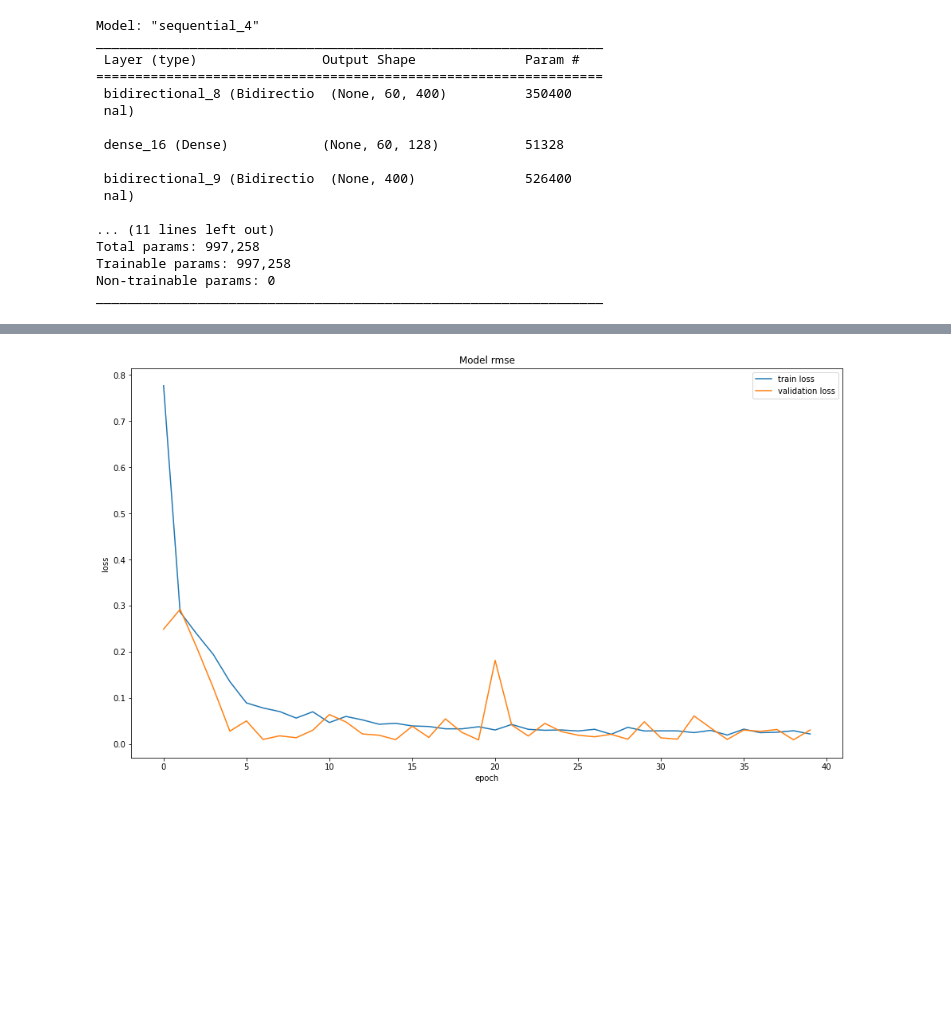
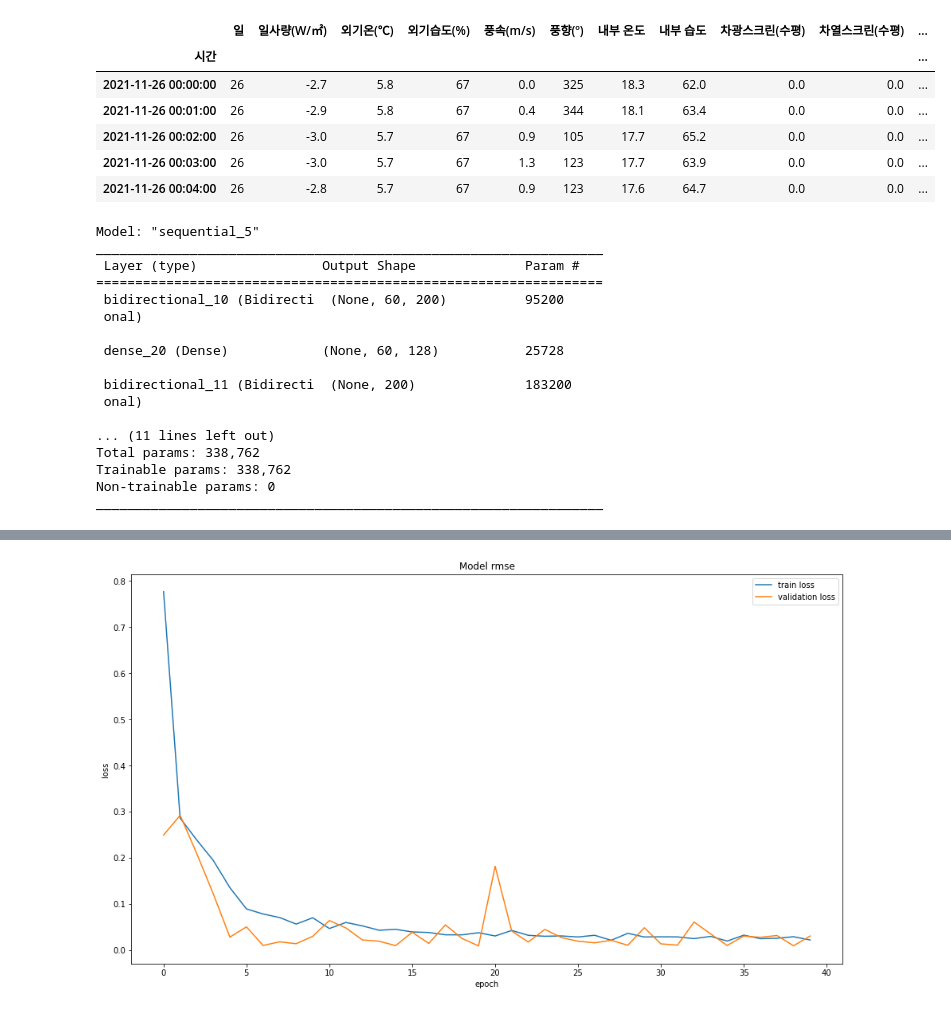
Before and after one commit to yxbxn/smart_farm, a Jupyter notebook: bidirectional_lstm_demo.ipynb, the cells around one changed output, grey strips where cells are left out. Drawn from its saved outputs; the diff is of its cells as text; code cells hidden in the pictures; blank space fills up the shorter version.

```diff
--- a/bidirectional_lstm_demo.ipynb
+++ b/bidirectional_lstm_demo.ipynb
@@ -69 +30,18 @@ train_x.head()
+# %%
+df0 = pd.read_csv('smart_farm_train_nonull.csv')
+
+test_idx = df0[df0['년월일'] < '2022-02-01'].shape[0]
+
+df0['열공급량(kWh)'] = df0['열공급량(kWh)'] * 1000
+df0.set_index('시간',inplace=True)
+df0.drop(columns=['년월일', '년도', '월', '시', '분'],inplace=True)
+df0.head()
+# %% [output]
+|  | 일 | 일사량(W/㎡) | 외기온(℃) | 외기습도(%) | 풍속(m/s) | 풍향(º) | 내부 온도 | 내부 습도 | 차광스크린(수평) | 차열스크린(수평) | ... |
+| 시간 |  |  |  |  |  |  |  |  |  |  | ... |
+| 2021-11-26 00:00:00 | 26 | -2.7 | 5.8 | 67 | 0.0 | 325 | 18.3 | 62.0 | 0.0 | 0.0 | ... |
+| 2021-11-26 00:01:00 | 26 | -2.9 | 5.8 | 67 | 0.4 | 344 | 18.1 | 63.4 | 0.0 | 0.0 | ... |
+| 2021-11-26 00:02:00 | 26 | -3.0 | 5.7 | 67 | 0.9 | 105 | 17.7 | 65.2 | 0.0 | 0.0 | ... |
+| 2021-11-26 00:03:00 | 26 | -3.0 | 5.7 | 67 | 1.3 | 123 | 17.7 | 63.9 | 0.0 | 0.0 | ... |
+| 2021-11-26 00:04:00 | 26 | -2.8 | 5.7 | 67 | 0.9 | 123 | 17.6 | 64.7 | 0.0 | 0.0 | ... |
 # %%
@@ -103,33 +67,33 @@ val_data = tf.data.Dataset.from_tensor_slices((x_vali, y_vali))
 val_data = val_data.batch(batch_size).repeat()
 # %%
 lstm_model = tf.keras.models.Sequential([
-    Bidirectional(LSTM(200, return_sequences=True), input_shape=x_train.shape[-2:]),
+    Bidirectional(LSTM(100, return_sequences=True), input_shape=x_train.shape[-2:]),
     Dense(128, activation='tanh'),
-    Bidirectional(tf.keras.layers.LSTM(200)),
+    Bidirectional(tf.keras.layers.LSTM(100)),
     tf.keras.layers.Dropout(0.4),
     Dense(128, activation='tanh'),
-    Dense(128, activation='tanh'),
+    Dense(64, activation='tanh'),
     tf.keras.layers.Dropout(0.4),
     Dense(units=horizon),
 ])
-lstm_model.compile(optimizer=tf.keras.optimizers.RMSprop(learning_rate=0.007), loss=tf.keras.metrics.mean_squared_error, metrics=[tf.keras.metrics.RootMeanSquaredError(name='rmse')])
+lstm_model.compile(optimizer=tf.keras.optimizers.Adam(learning_rate=0.007), loss=tf.keras.metrics.mean_squared_error, metrics=[tf.keras.metrics.RootMeanSquaredError(name='rmse')])
 lstm_model.summary()
 # %% [output]
-Model: "sequential_4"
+Model: "sequential_5"
 _________________________________________________________________
  Layer (type)                Output Shape              Param #
 =================================================================
- bidirectional_8 (Bidirectio  (None, 60, 400)          350400
- nal)
+ bidirectional_10 (Bidirecti  (None, 60, 200)          95200
+ onal)
 
- dense_16 (Dense)            (None, 60, 128)           51328
+ dense_20 (Dense)            (None, 60, 128)           25728
 
- bidirectional_9 (Bidirectio  (None, 400)              526400
- nal)
+ bidirectional_11 (Bidirecti  (None, 200)              183200
+ onal)
 
 ... (11 lines left out)
-Total params: 997,258
-Trainable params: 997,258
+Total params: 338,762
+Trainable params: 338,762
 Non-trainable params: 0
 _________________________________________________________________
 # %%
```
Also changed, not shown: parts of 11 cells of this notebook, 1 other file.
